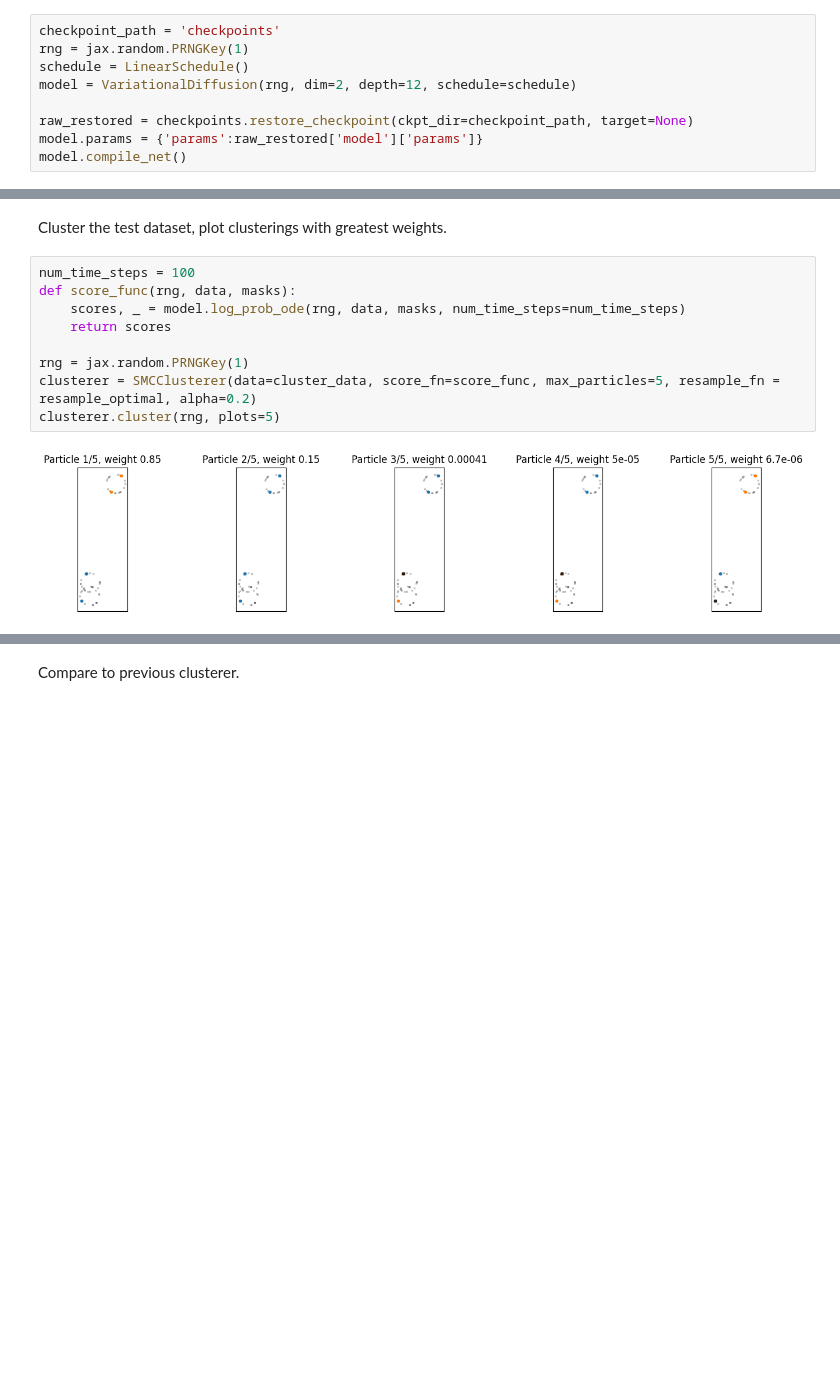
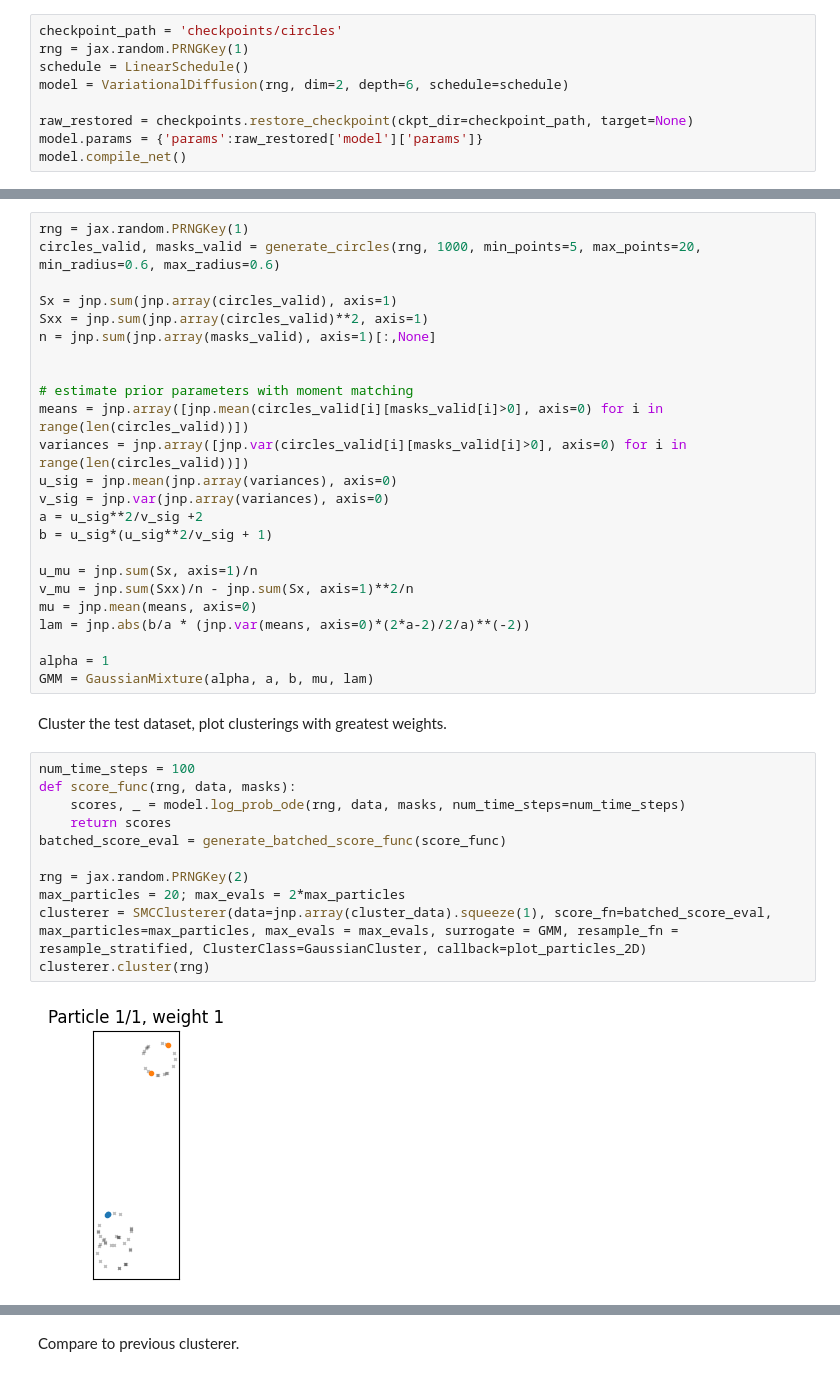
Before and after one commit to microsoft/smc-clustering, a Jupyter notebook: notebooks/SMC_clustering_jax.ipynb, the cells around one changed output, grey strips where cells are left out. Cells and saved outputs as stored; diff of their text form; blank space fills up the shorter version.

```diff
--- a/notebooks/SMC_clustering_jax.ipynb
+++ b/notebooks/SMC_clustering_jax.ipynb
@@ -13,10 +15,10 @@ from diffusion_linking.jax.smc_clustering import SMCClusterer, resample_optimal,
 # %% [output]
 WARNING:absl:Tensorflow library not found, tensorflow.io.gfile operations will use native shim calls. GCS paths (i.e. 'gs://...') cannot be accessed.
 # %%
-checkpoint_path = 'checkpoints'
+checkpoint_path = 'checkpoints/circles'
 rng = jax.random.PRNGKey(1)
 schedule = LinearSchedule()
-model = VariationalDiffusion(rng, dim=2, depth=12, schedule=schedule)
+model = VariationalDiffusion(rng, dim=2, depth=6, schedule=schedule)
 
 raw_restored = checkpoints.restore_checkpoint(ckpt_dir=checkpoint_path, target=None)
 model.params = {'params':raw_restored['model']['params']}
@@ -44,16 +46,42 @@ for k, (c, m) in enumerate(zip(circles_valid, masks_valid)):
 
 random.seed(0)
 random.shuffle(cluster_data)
+# %%
+rng = jax.random.PRNGKey(1)
+circles_valid, masks_valid = generate_circles(rng, 1000, min_points=5, max_points=20, min_radius=0.6, max_radius=0.6)
+
+Sx = jnp.sum(jnp.array(circles_valid), axis=1)
+Sxx = jnp.sum(jnp.array(circles_valid)**2, axis=1)
+n = jnp.sum(jnp.array(masks_valid), axis=1)[:,None]
+
+
+# estimate prior parameters with moment matching
+means = jnp.array([jnp.mean(circles_valid[i][masks_valid[i]>0], axis=0) for i in range(len(circles_valid))])
+variances = jnp.array([jnp.var(circles_valid[i][masks_valid[i]>0], axis=0) for i in range(len(circles_valid))])
+u_sig = jnp.mean(jnp.array(variances), axis=0)
+v_sig = jnp.var(jnp.array(variances), axis=0)
+a = u_sig**2/v_sig +2
+b = u_sig*(u_sig**2/v_sig + 1)
+
+u_mu = jnp.sum(Sx, axis=1)/n
+v_mu = jnp.sum(Sxx)/n - jnp.sum(Sx, axis=1)**2/n
+mu = jnp.mean(means, axis=0)
+lam = jnp.abs(b/a * (jnp.var(means, axis=0)*(2*a-2)/2/a)**(-2))
+
+alpha = 1
+GMM = GaussianMixture(alpha, a, b, mu, lam)
 # %% [markdown]
 Cluster the test dataset, plot clusterings with greatest weights.
 # %%
 num_time_steps = 100
 def score_func(rng, data, masks):
     scores, _ = model.log_prob_ode(rng, data, masks, num_time_steps=num_time_steps)
     return scores
+batched_score_eval = generate_batched_score_func(score_func)
 
-rng = jax.random.PRNGKey(1)
-clusterer = SMCClusterer(data=cluster_data, score_fn=score_func, max_particles=5, resample_fn = resample_optimal, alpha=0.2)
-clusterer.cluster(rng, plots=5)
+rng = jax.random.PRNGKey(2)
+max_particles = 20; max_evals = 2*max_particles
+clusterer = SMCClusterer(data=jnp.array(cluster_data).squeeze(1), score_fn=batched_score_eval, max_particles=max_particles, max_evals = max_evals, surrogate = GMM, resample_fn = resample_stratified, ClusterClass=GaussianCluster, callback=plot_particles_2D)
+clusterer.cluster(rng)
 # %% [output]
-[figure, old version]
+[figure, new version]
```
Also changed, not shown: parts of 7 cells of this notebook, 29 other files.
